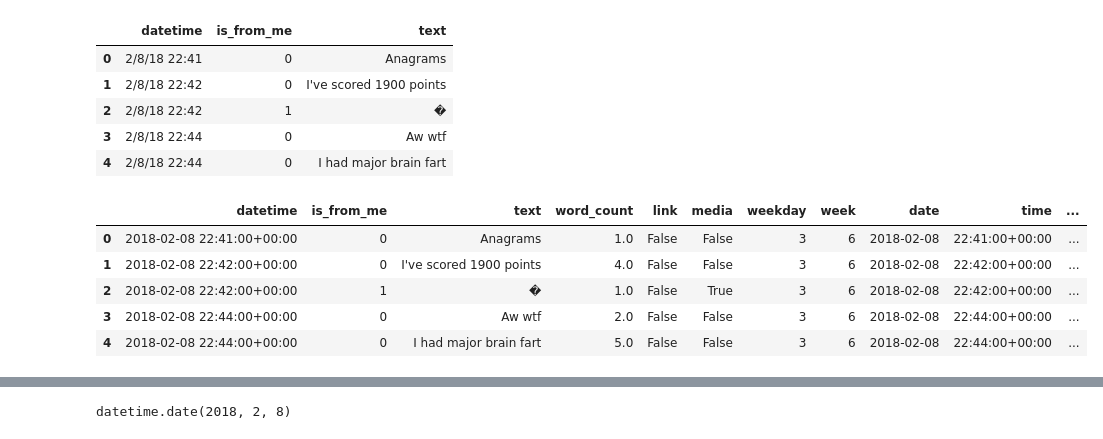
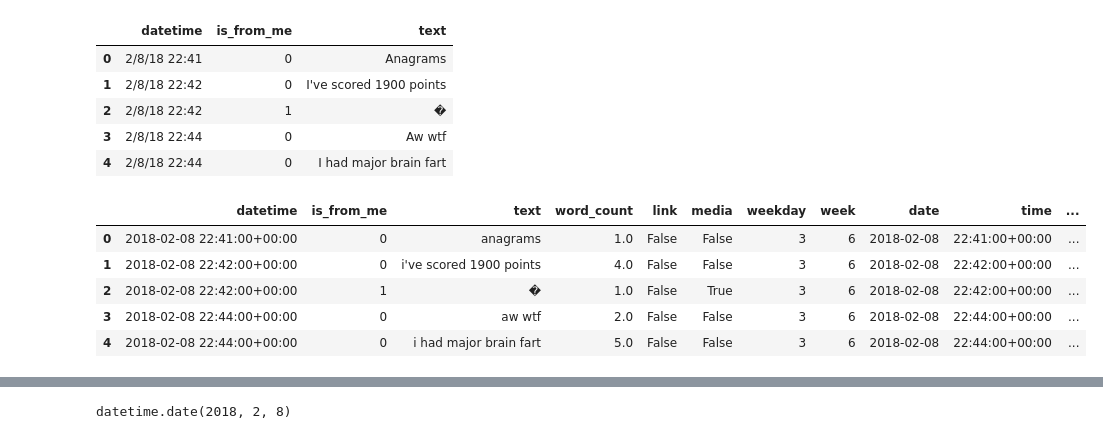
Before and after one commit to gcmontilla/i-message-analysis, a Jupyter notebook: iMessage Analysis.ipynb, the cells around one changed output, grey strips where cells are left out. Cells and saved outputs as stored; diff of their text form; code cells hidden in the pictures.

```diff
--- a/iMessage Analysis.ipynb
+++ b/iMessage Analysis.ipynb
@@ -26,7 +26,7 @@ import nltk
 from nltk.corpus import brown
 from collections import Counter
 # %%
-df = pd.read_csv('/Users/greg/Dropbox/Machine Learning/data.csv', encoding='utf8')
+df = pd.read_csv('/Users/greg/Dropbox/Projects/Machine Learning/data.csv', encoding='utf8')
 df.head(5)
 # %% [output]
 |  | datetime | is_from_me | text |
@@ -38,35 +38,36 @@ df.head(5)
 # %%
 # DATA WRANGLING
 # CONVERTING DATE TO DATETIME
 df['datetime'] = pd.to_datetime(df['datetime'], utc=True)
 # df['datetime'] = df['datetime'].astype('datetime64[ns]')
 
 # WORD COUNT
 df['word_count'] = df['text'].str.split().str.len()
 
 # CHECKS IF TEXT WAS A LINK
 df['link'] = df['text'].str.contains('http')
 
 # CHECKS IF TEXT CONTAINS GIF/IMAGE
 df['media'] = df['text'].str.contains('�')
 
 # GRABBING WEEKDAY, DATE, AND TIME FROM DATETIME
 df['weekday'] = df['datetime'].dt.weekday
 df['week'] = df['datetime'].dt.week
 df['date'] = df['datetime'].dt.date
 df['time'] = df['datetime'].dt.time
 df['hour'] = df['datetime'].dt.hour
+df['text'] = df['text'].str.lower()
 
 df.dropna(inplace=True)
 
 df.head()
 # %% [output]
 |  | datetime | is_from_me | text | word_count | link | media | weekday | week | date | time | ... |
-| 0 | 2018-02-08 22:41:00+00:00 | 0 | Anagrams | 1.0 | False | False | 3 | 6 | 2018-02-08 | 22:41:00+00:00 | ... |
-| 1 | 2018-02-08 22:42:00+00:00 | 0 | I've scored 1900 points | 4.0 | False | False | 3 | 6 | 2018-02-08 | 22:42:00+00:00 | ... |
+| 0 | 2018-02-08 22:41:00+00:00 | 0 | anagrams | 1.0 | False | False | 3 | 6 | 2018-02-08 | 22:41:00+00:00 | ... |
+| 1 | 2018-02-08 22:42:00+00:00 | 0 | i've scored 1900 points | 4.0 | False | False | 3 | 6 | 2018-02-08 | 22:42:00+00:00 | ... |
 | 2 | 2018-02-08 22:42:00+00:00 | 1 | �￼ | 1.0 | False | True | 3 | 6 | 2018-02-08 | 22:42:00+00:00 | ... |
-| 3 | 2018-02-08 22:44:00+00:00 | 0 | Aw wtf | 2.0 | False | False | 3 | 6 | 2018-02-08 | 22:44:00+00:00 | ... |
-| 4 | 2018-02-08 22:44:00+00:00 | 0 | I had major brain fart | 5.0 | False | False | 3 | 6 | 2018-02-08 | 22:44:00+00:00 | ... |
+| 3 | 2018-02-08 22:44:00+00:00 | 0 | aw wtf | 2.0 | False | False | 3 | 6 | 2018-02-08 | 22:44:00+00:00 | ... |
+| 4 | 2018-02-08 22:44:00+00:00 | 0 | i had major brain fart | 5.0 | False | False | 3 | 6 | 2018-02-08 | 22:44:00+00:00 | ... |
 # %%
 # df.to_csv('groupedby_data.csv', encoding='utf-8', index=False)
 
```
Also changed, not shown: parts of 38 cells of this notebook, 2 other files.
